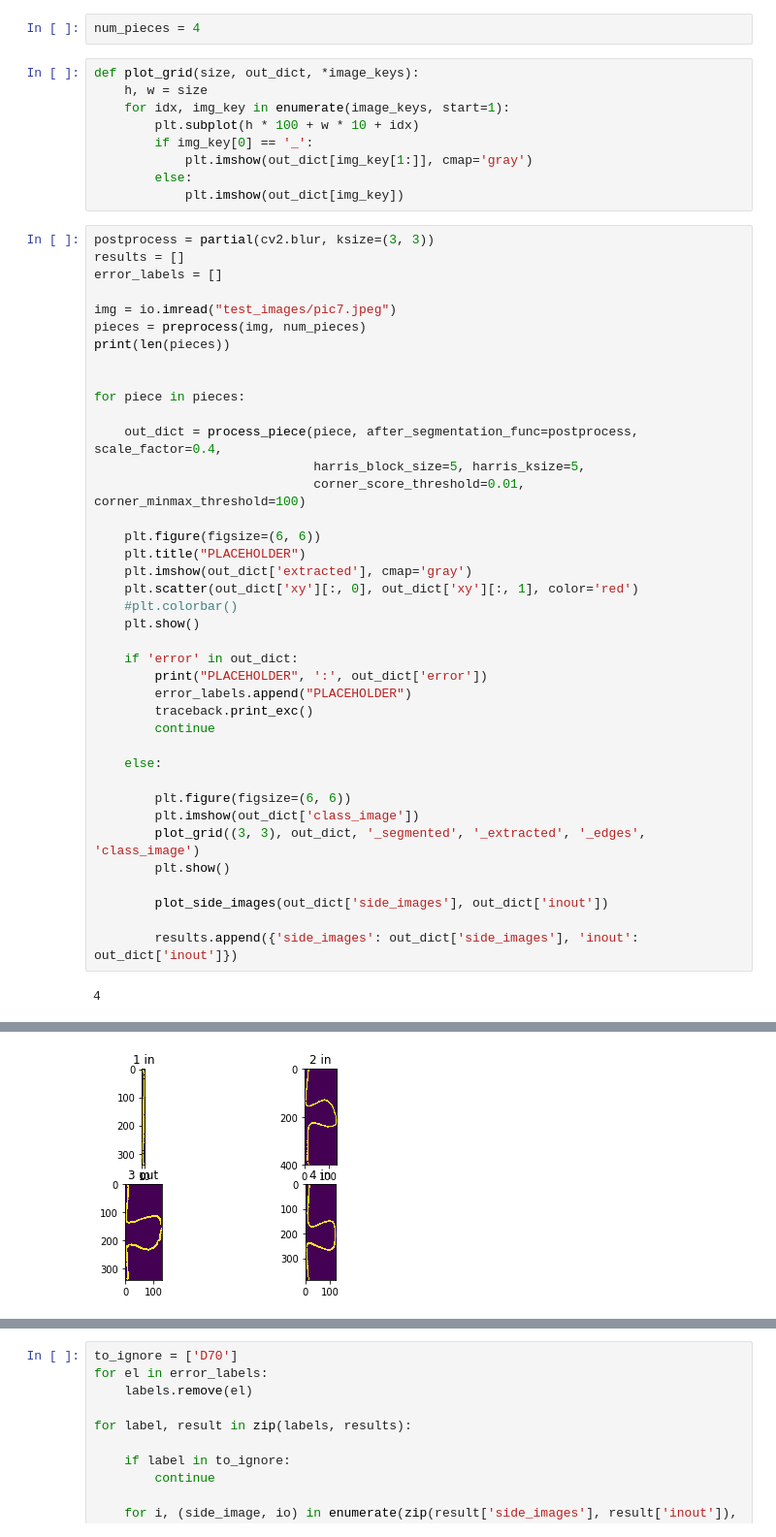
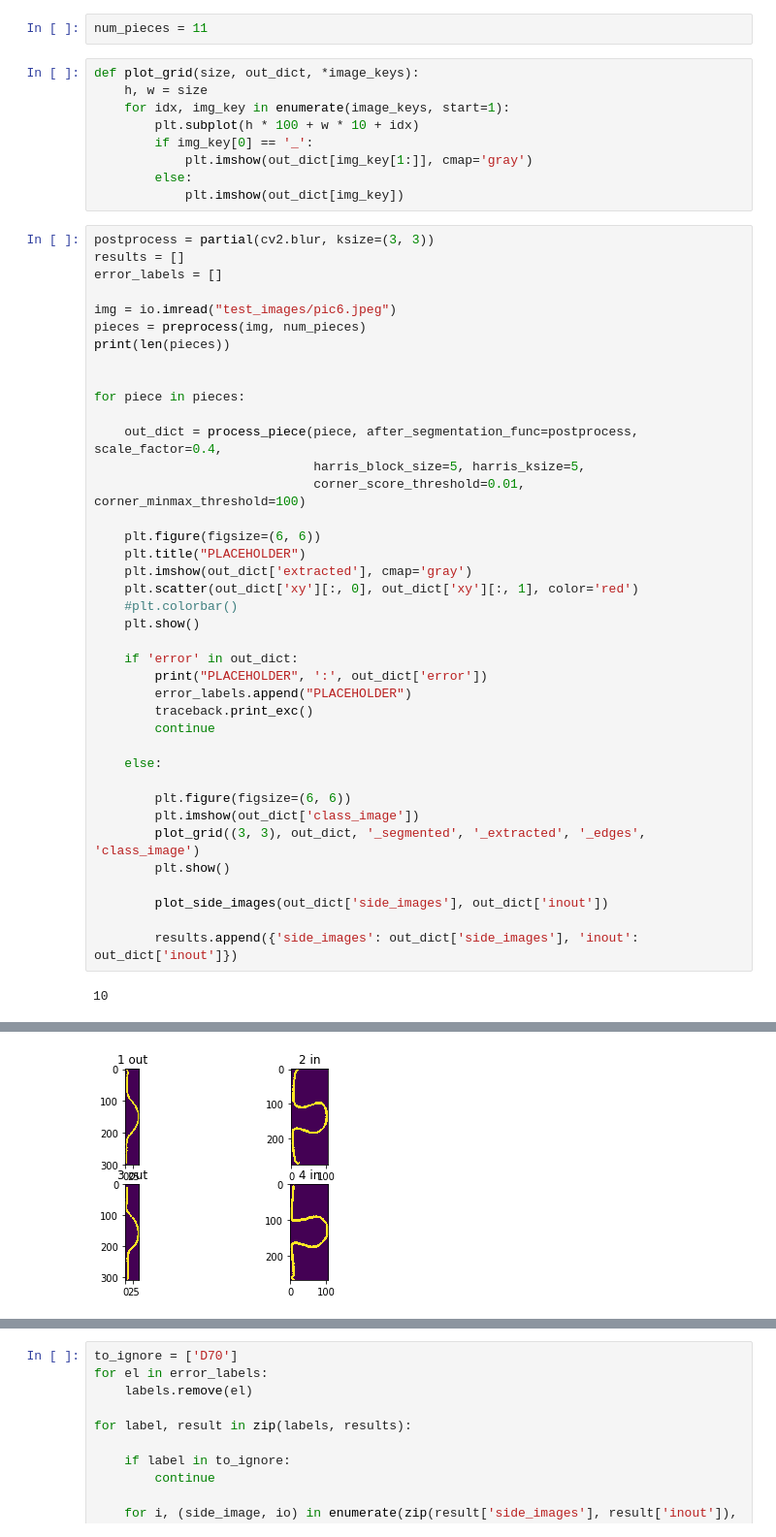
Before and after one commit to v-wangg/puzzle-solver, a Jupyter notebook: cv/SideExtractor_Harris.ipynb, the cells around one changed output, grey strips where cells are left out. Shown: that part at 97% size. Saved outputs shown, nothing was run; the diff lists cells and outputs as text.

```diff
--- a/cv/SideExtractor_Harris.ipynb
+++ b/cv/SideExtractor_Harris.ipynb
@@ -10,7 +10,7 @@ import traceback
 from separate_pieces import preprocess
 from skimage import io
 # %%
-num_pieces = 4
+num_pieces = 11
 # %%
 def plot_grid(size, out_dict, *image_keys):
     h, w = size
@@ -25,7 +25,7 @@ postprocess = partial(cv2.blur, ksize=(3, 3))
 results = []
 error_labels = []
 
-img = io.imread("test_images/pic7.jpeg")
+img = io.imread("test_images/pic6.jpeg")
 pieces = preprocess(img, num_pieces)
 print(len(pieces))
 
@@ -60,4 +60,4 @@ for piece in pieces:
 
         results.append({'side_images': out_dict['side_images'], 'inout': out_dict['inout']})
 # %% [output]
-4
+10
@@ -69 +69 @@ for piece in pieces:
-[figure, old version]
+[figure, new version]
```
Also changed, not shown: parts of 3 cells of this notebook, 1 other file.
